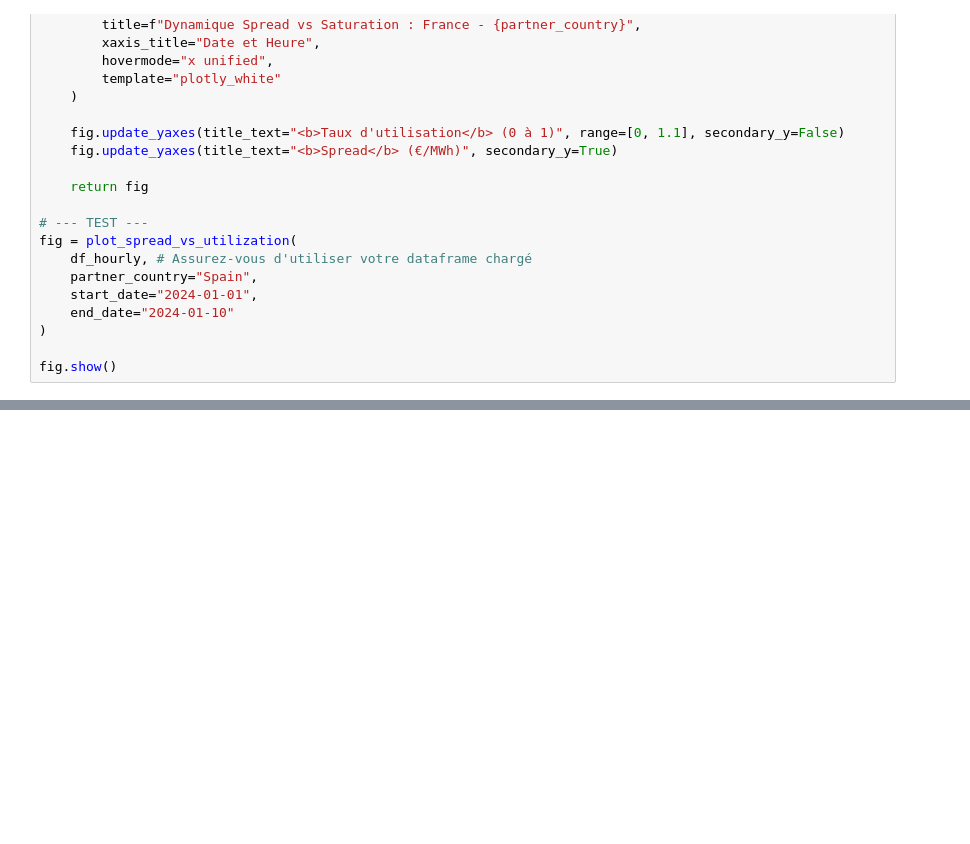
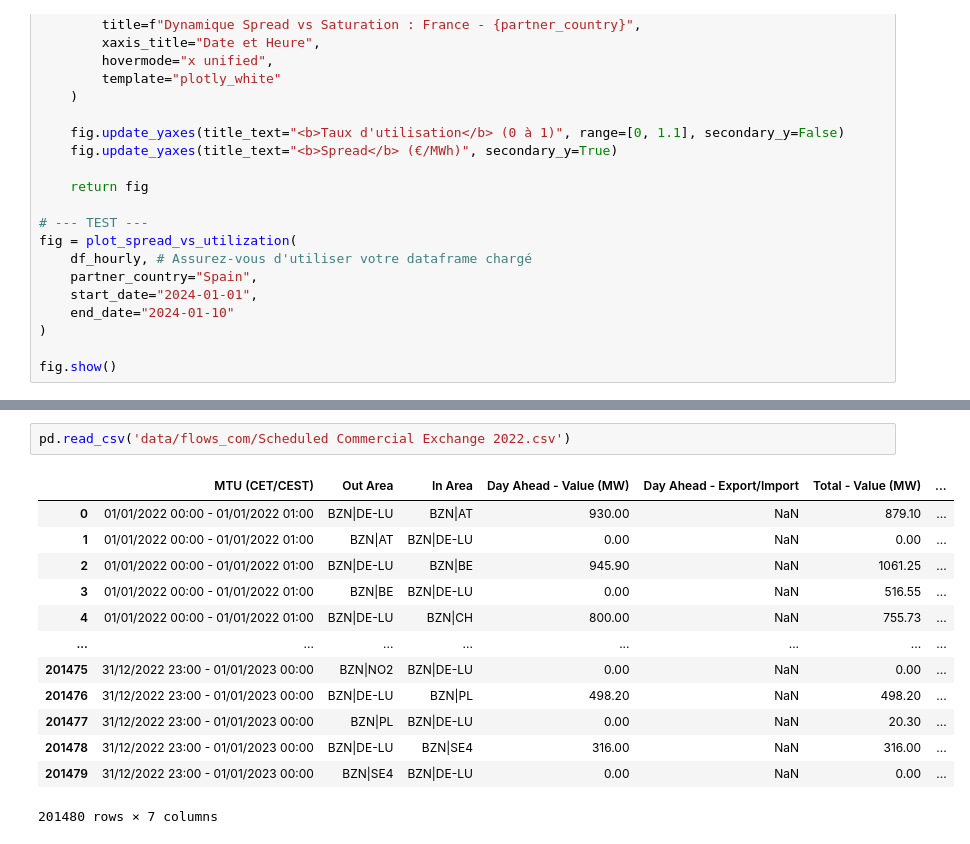
Before and after one commit to Fanny46/Economics-of-Energy-Markets, a Jupyter notebook: notebook.ipynb, the cells around one changed output, grey strips where cells are left out. Drawn from its saved outputs; the diff is of its cells as text; blank space fills up the shorter version.

```diff
--- a/notebook.ipynb
+++ b/notebook.ipynb
@@ -158,0 +410,16 @@ fig.show()
+# %%
+pd.read_csv('data/flows_com/Scheduled Commercial Exchange 2022.csv')
+# %% [output]
+|  | MTU (CET/CEST) | Out Area | In Area | Day Ahead - Value (MW) | Day Ahead - Export/Import | Total - Value (MW) | ... |
+| 0 | 01/01/2022 00:00 - 01/01/2022 01:00 | BZN|DE-LU | BZN|AT | 930.00 | NaN | 879.10 | ... |
+| 1 | 01/01/2022 00:00 - 01/01/2022 01:00 | BZN|AT | BZN|DE-LU | 0.00 | NaN | 0.00 | ... |
+| 2 | 01/01/2022 00:00 - 01/01/2022 01:00 | BZN|DE-LU | BZN|BE | 945.90 | NaN | 1061.25 | ... |
+| 3 | 01/01/2022 00:00 - 01/01/2022 01:00 | BZN|BE | BZN|DE-LU | 0.00 | NaN | 516.55 | ... |
+| 4 | 01/01/2022 00:00 - 01/01/2022 01:00 | BZN|DE-LU | BZN|CH | 800.00 | NaN | 755.73 | ... |
+| ... | ... | ... | ... | ... | ... | ... | ... |
+| 201475 | 31/12/2022 23:00 - 01/01/2023 00:00 | BZN|NO2 | BZN|DE-LU | 0.00 | NaN | 0.00 | ... |
+| 201476 | 31/12/2022 23:00 - 01/01/2023 00:00 | BZN|DE-LU | BZN|PL | 498.20 | NaN | 498.20 | ... |
+| 201477 | 31/12/2022 23:00 - 01/01/2023 00:00 | BZN|PL | BZN|DE-LU | 0.00 | NaN | 20.30 | ... |
+| 201478 | 31/12/2022 23:00 - 01/01/2023 00:00 | BZN|DE-LU | BZN|SE4 | 316.00 | NaN | 316.00 | ... |
+| 201479 | 31/12/2022 23:00 - 01/01/2023 00:00 | BZN|SE4 | BZN|DE-LU | 0.00 | NaN | 0.00 | ... |
+201480 rows × 7 columns
```
Also changed, not shown: parts of 16 cells of this notebook.
